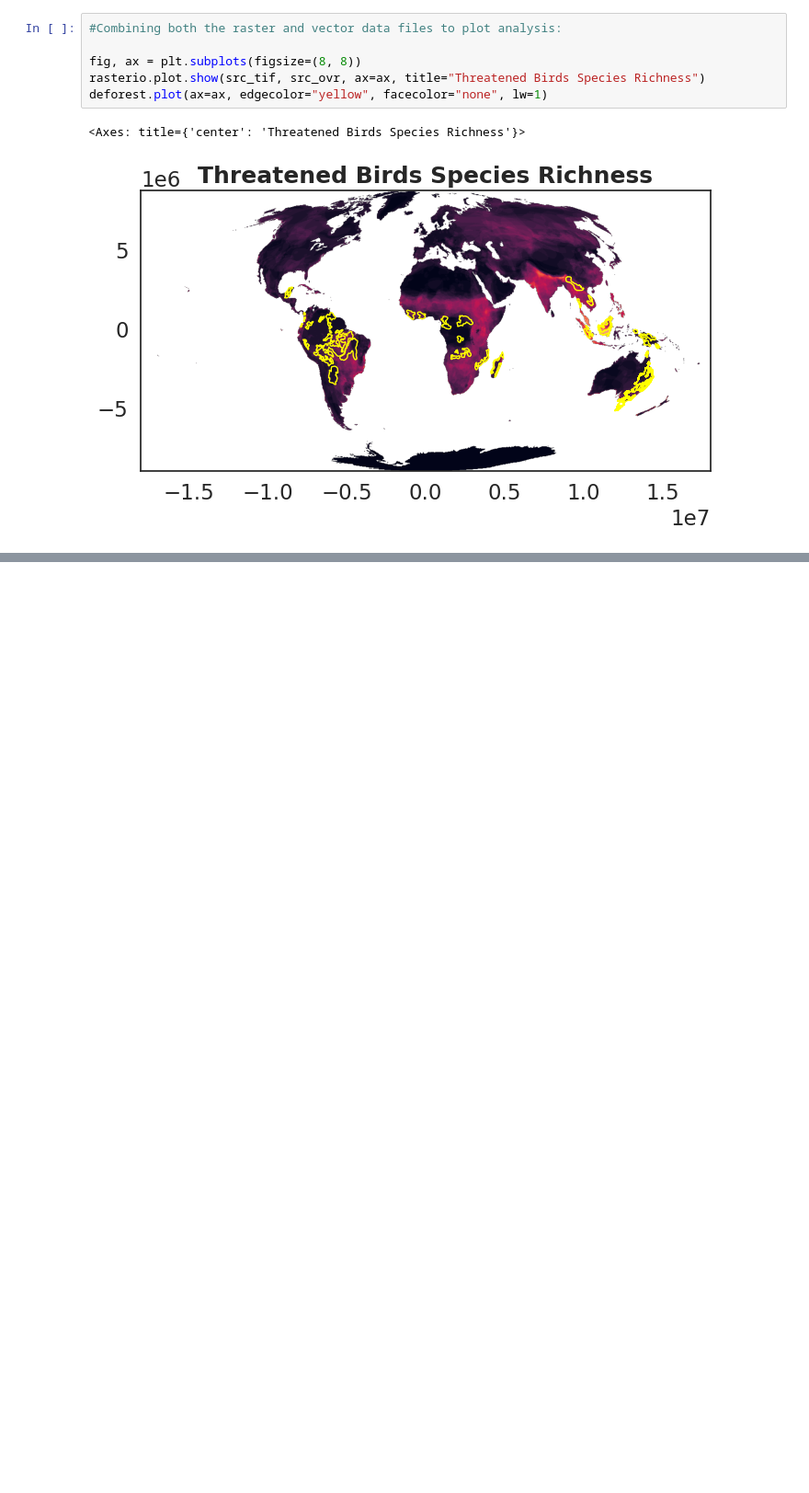
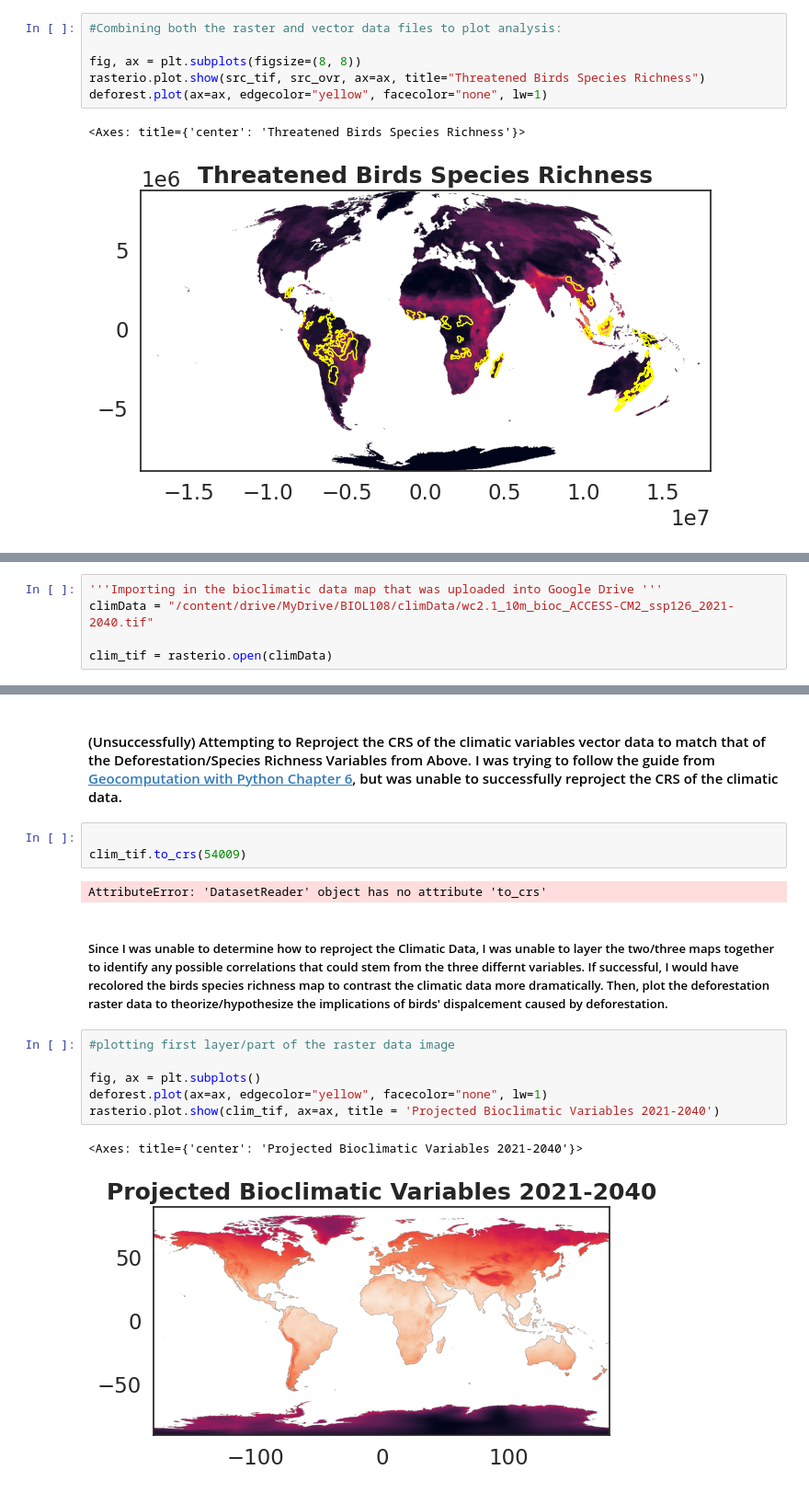
Before and after one commit to alexcohenn23/bio108tutorial, a Jupyter notebook: Week_7_HW.ipynb, the cells around one changed output, grey strips where cells are left out. Shown at 92% size. Saved outputs shown, nothing was run; the diff lists cells and outputs as text; blank space fills up the shorter version.

```diff
--- a/Week_7_HW.ipynb
+++ b/Week_7_HW.ipynb
@@ -177,0 +241,5 @@ deforest.plot(ax=ax, edgecolor="yellow", facecolor="none", lw=1)
+# %%
+'''Importing in the bioclimatic data map that was uploaded into Google Drive '''
+climData = "/content/drive/MyDrive/BIOL108/climData/wc2.1_10m_bioc_ACCESS-CM2_ssp126_2021-2040.tif"
+
+clim_tif = rasterio.open(climData)
@@ -177,0 +278,18 @@ deforest.plot(ax=ax, edgecolor="yellow", facecolor="none", lw=1)
+# %% [markdown]
+#### (Unsuccessfully) Attempting to Reproject the CRS of the climatic variables vector data to match that of the Deforestation/Species Richness Variables from Above. I was trying to follow the guide from [Geocomputation with Python Chapter 6](https://py.geocompx.org/06-reproj#sec-geometry-operations-on-projected-and-unprojected-data), but was unable to successfully reproject the CRS of the climatic data.
+# %%
+
+clim_tif.to_crs(54009)
+# %% [output]
+AttributeError: 'DatasetReader' object has no attribute 'to_crs'
+# %% [markdown]
+##### Since I was unable to determine how to reproject the Climatic Data, I was unable to layer the two/three maps together to identify any possible correlations that could stem from the three differnt variables. If successful, I would have recolored the birds species richness map to contrast the climatic data more dramatically. Then, plot the deforestation raster data to theorize/hypothesize the implications of birds' dispalcement caused by deforestation.
+# %%
+#plotting first layer/part of the raster data image
+
+fig, ax = plt.subplots()
+deforest.plot(ax=ax, edgecolor="yellow", facecolor="none", lw=1)
+rasterio.plot.show(clim_tif, ax=ax, title = 'Projected Bioclimatic Variables 2021-2040')
+# %% [output]
+<Axes: title={'center': 'Projected Bioclimatic Variables 2021-2040'}>
+[figure, added]
```
Also changed, not shown: parts of 21 cells of this notebook.
